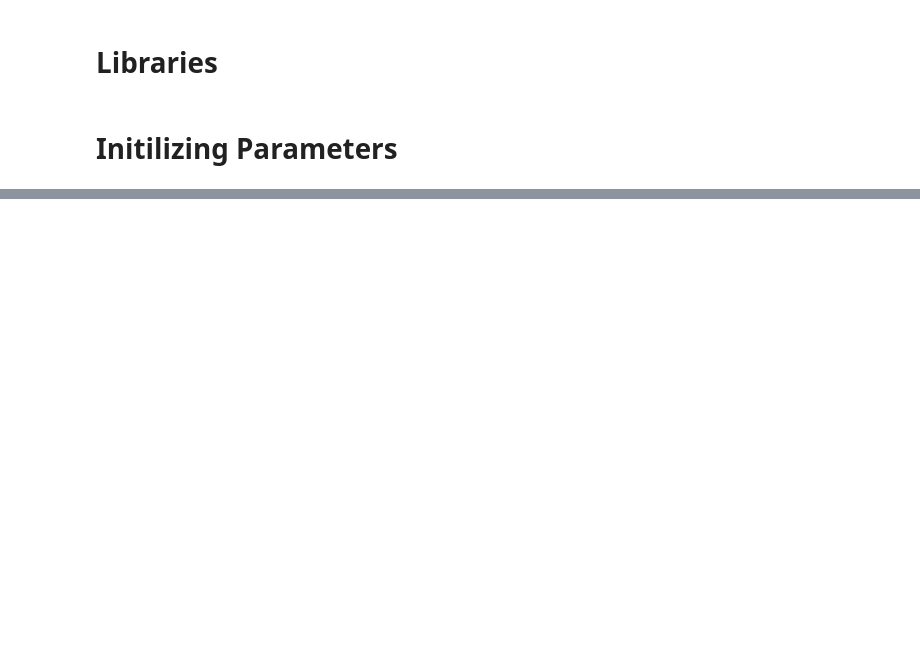
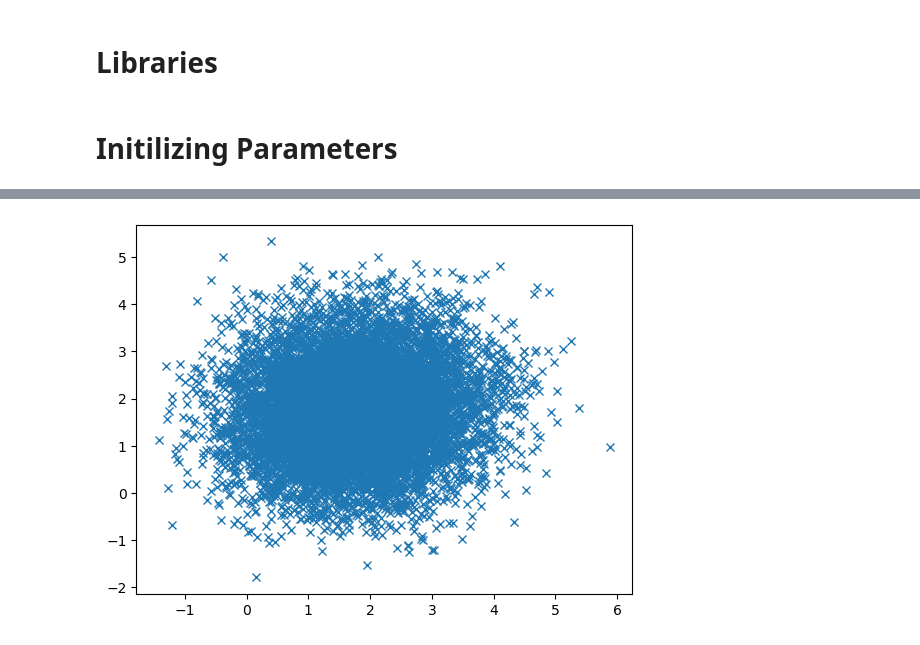
Before and after one commit to Alol2565/Introduction-to-ML-and-Pattern-Recognition, a Jupyter notebook: HW2/Q1/Q1.ipynb, the cells around one changed output, grey strips where cells are left out. Saved outputs shown, nothing was run; the diff lists cells and outputs as text; code cells hidden in the pictures; blank space fills up the shorter version.

Commit message:
generating samples

```diff
--- a/HW2/Q1/Q1.ipynb
+++ b/HW2/Q1/Q1.ipynb
@@ -6,8 +6,7 @@ import numpy as np
 # %% [markdown]
 # Initilizing Parameters
 # %%
-p_0 = 0.65
-p_1 = 1 - p_0
+p = [0.65, 0.35]
 m_01 = np.array([3, 0])
 c_01 = np.array([[2, 0], [0, 1]])
 m_02 = np.array([0, 3])
@@ -16,4 +15,3 @@ m_1 = np.array([2, 2])
 c_1 = np.array([[1, 0], [0, 1]])
 w1 = 0.5
 w2 = w1
-print(c_01)
@@ -34,0 +21,14 @@ plt.show()
+# %%
+sample_size = 10000
+labels = np.random.choice([0, 1], sample_size, p)
+samples = np.zeros((2, sample_size))
+for i in range(sample_size):
+    if(labels[i]):
+        samples[:,i] = (w1 * np.random.multivariate_normal(m_01, c_01) + w2 * np.random.multivariate_normal(m_02, c_02))
+    else:
+        samples[:,i] = (np.random.multivariate_normal(m_1, c_1))
+# %%
+plt.plot(samples[0], samples[1], 'x')
+plt.show()
+# %% [output]
+[figure, added]
```
Also changed, not shown: parts of 4 cells of this notebook.
